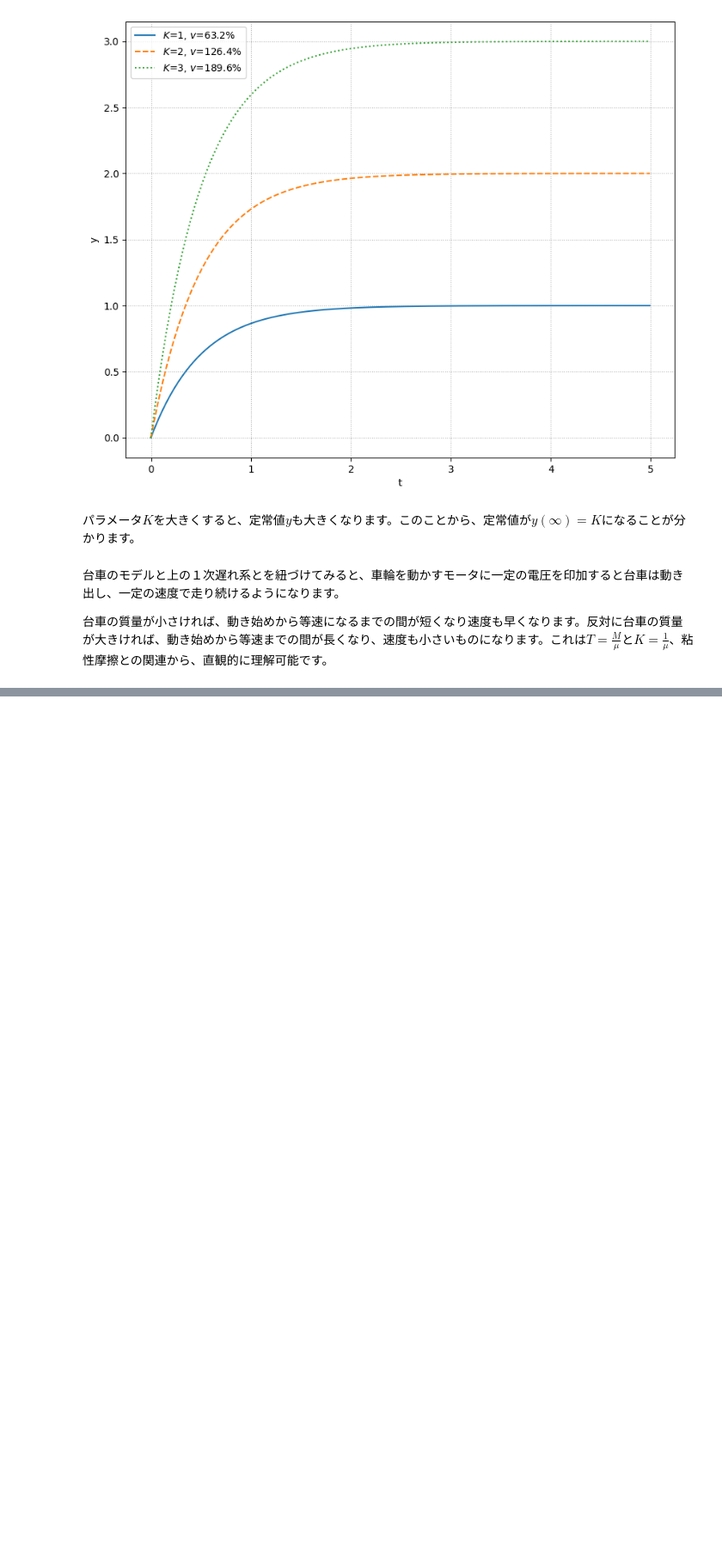
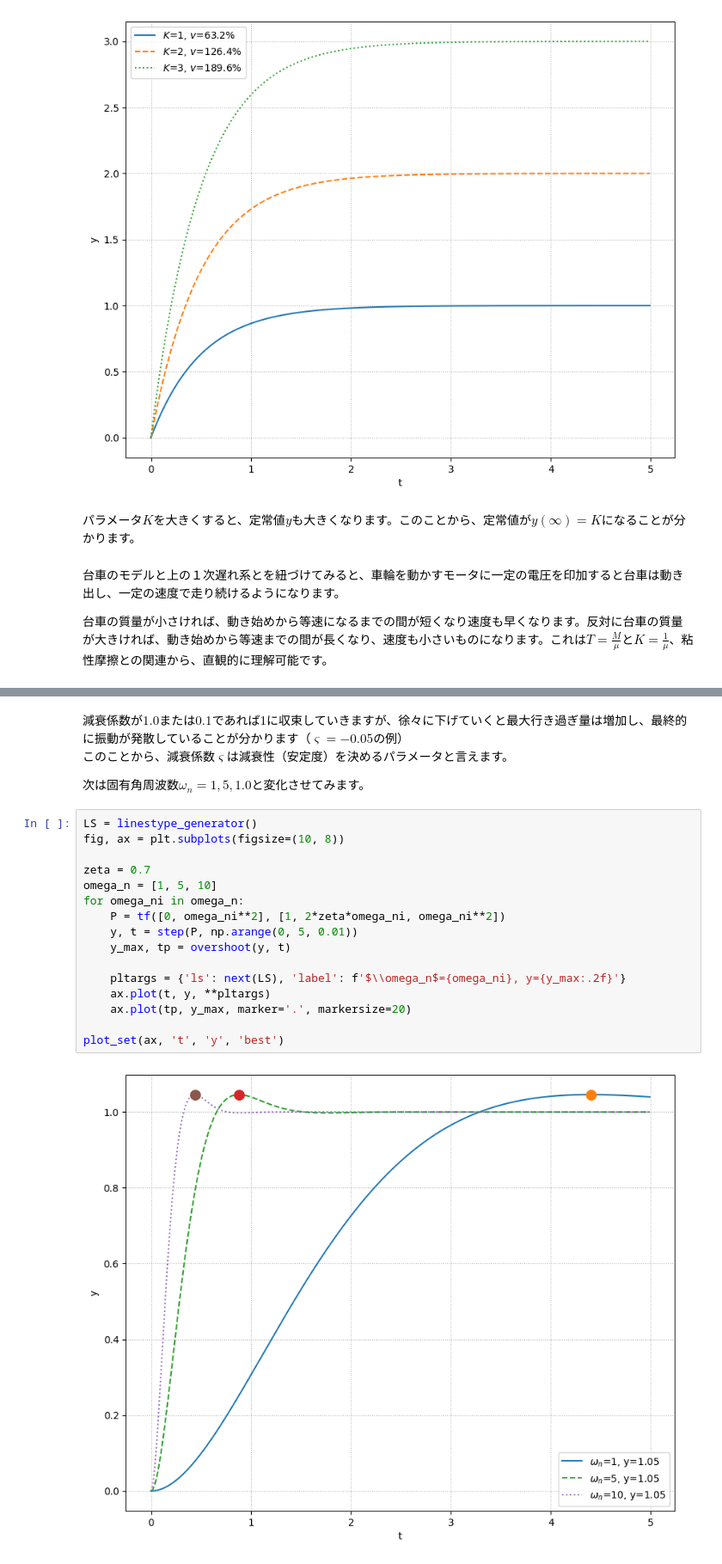
Before and after one commit to Suitai095/Python-Control-Engineering, a Jupyter notebook: notebook/Chapter04/behavior_of_control.ipynb, the cells around one changed output, grey strips where cells are left out. Shown at 86% size. Saved outputs shown, nothing was run; the diff lists cells and outputs as text; blank space fills up the shorter version.

```diff
--- a/notebook/Chapter04/behavior_of_control.ipynb
+++ b/notebook/Chapter04/behavior_of_control.ipynb
@@ -150,0 +229,23 @@ plot_set(ax, 't', 'y')
+# %% [markdown]
+減衰係数が$1.0$または$0.1$であれば$1$に収束していきますが、徐々に下げていくと最大行き過ぎ量は増加し、最終的に振動が発散していることが分かります（$\varsigma=-0.05$の例）
+このことから、減衰係数$\varsigma$は減衰性（安定度）を決めるパラメータと言えます。
+
+次は固有角周波数$\omega_n=1, 5, 1.0$と変化させてみます。
+# %%
+LS = linestype_generator()
+fig, ax = plt.subplots(figsize=(10, 8))
+
+zeta = 0.7
+omega_n = [1, 5, 10]
+for omega_ni in omega_n:
+    P = tf([0, omega_ni**2], [1, 2*zeta*omega_ni, omega_ni**2])
+    y, t = step(P, np.arange(0, 5, 0.01))
+    y_max, tp = overshoot(y, t)
+
+    pltargs = {'ls': next(LS), 'label': f'$\\omega_n$={omega_ni}, y={y_max:.2f}'}
+    ax.plot(t, y, **pltargs)
+    ax.plot(tp, y_max, marker='.', markersize=20)
+
+plot_set(ax, 't', 'y', 'best')
+# %% [output]
+[figure, added]
```
Also changed, not shown: parts of 8 cells of this notebook.
